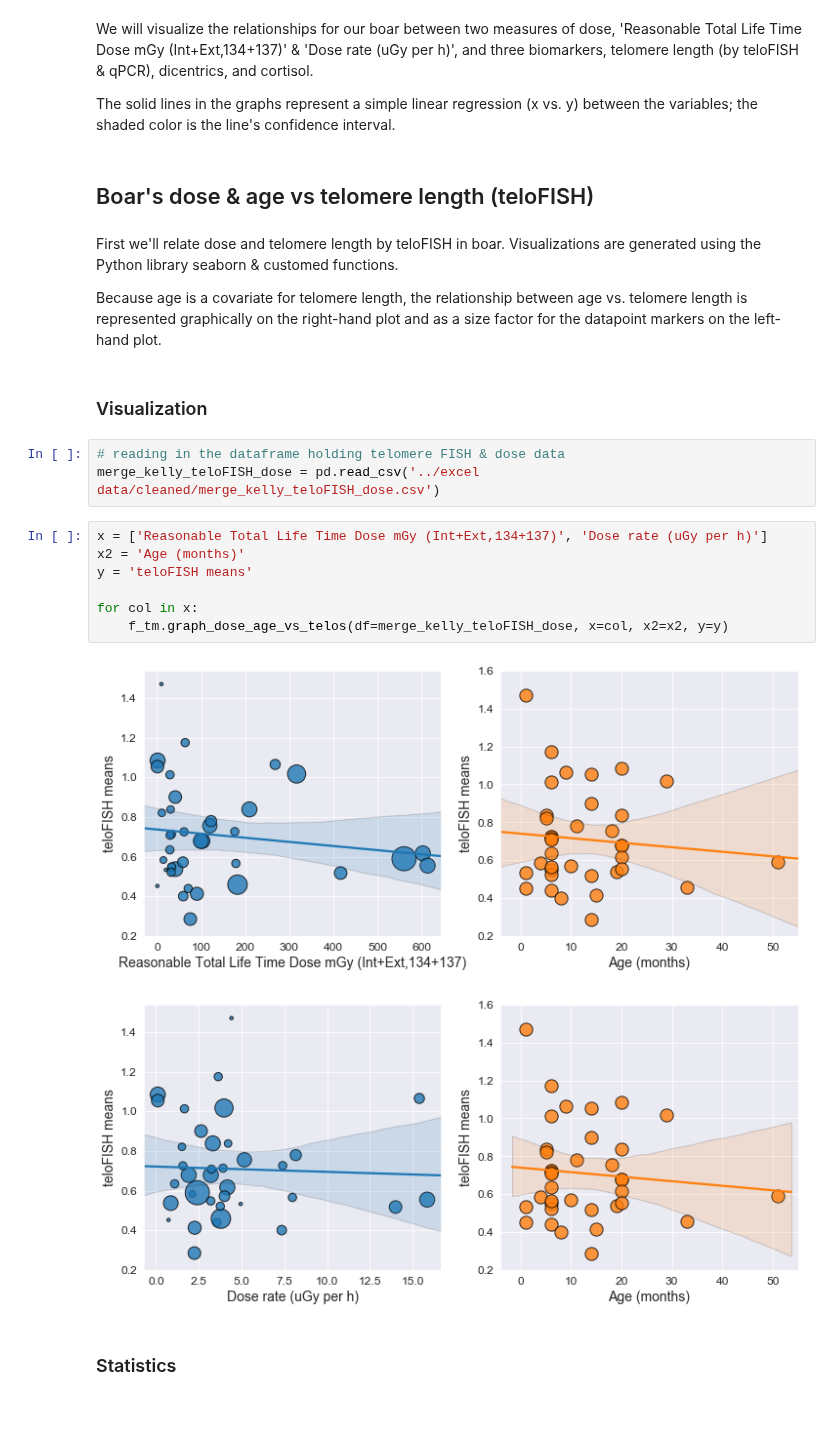
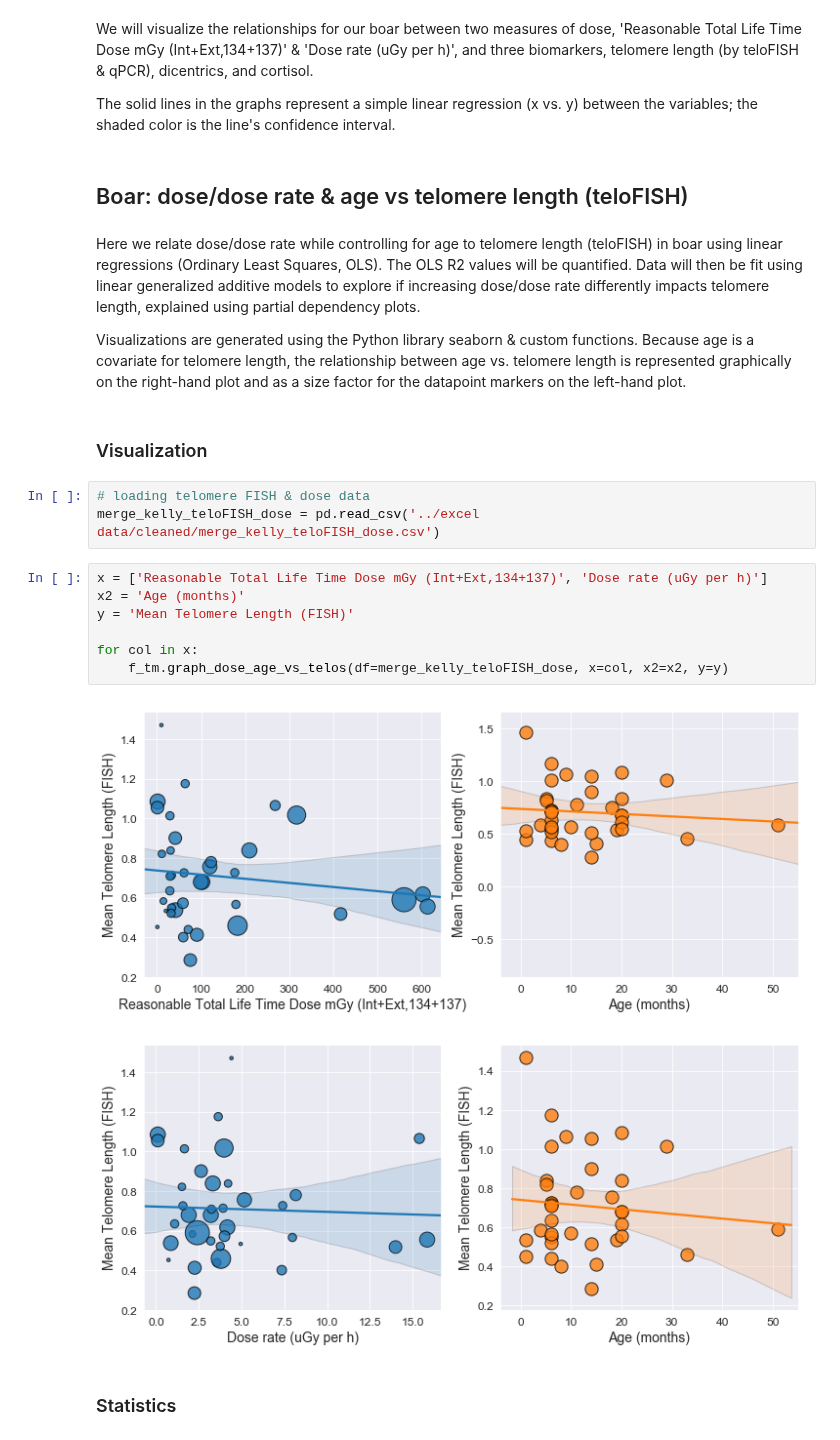
Before and after one commit to Jared-Luxton/Fukushima-Nuclear-Disaster-Humans, a Jupyter notebook: workflow & analyses notebooks/00_Fukushima_Project_Workflow_Data_Story.ipynb, the cells around one changed output. Saved outputs shown, nothing was run; the diff lists cells and outputs as text; blank space fills up the shorter version.

```diff
--- a/workflow & analyses notebooks/00_Fukushima_Project_Workflow_Data_Story.ipynb
+++ b/workflow & analyses notebooks/00_Fukushima_Project_Workflow_Data_Story.ipynb
@@ -66,25 +71,25 @@ We will visualize the relationships for our boar between two measures of dose, '
 
 The solid lines in the graphs represent a simple linear regression (x vs. y) between the variables; the shaded color is the line's confidence interval.
 # %% [markdown]
-## Boar's dose & age vs telomere length (teloFISH)
+## Boar: dose/dose rate & age vs telomere length (teloFISH)
 # %% [markdown]
-First we'll relate dose and telomere length by teloFISH in boar. Visualizations are generated using the Python library seaborn & customed functions.
+Here we relate dose/dose rate while controlling for age to telomere length (teloFISH) in boar using linear regressions (Ordinary Least Squares, OLS). The OLS R2 values will be quantified. Data will then be fit using linear generalized additive models to explore if increasing dose/dose rate differently impacts telomere length, explained using partial dependency plots.
 
-Because age is a covariate for telomere length, the relationship between age vs. telomere length is represented graphically on the right-hand plot and as a size factor for the datapoint markers on the left-hand plot.
+Visualizations are generated using the Python library seaborn & custom functions. Because age is a covariate for telomere length, the relationship between age vs. telomere length is represented graphically on the right-hand plot and as a size factor for the datapoint markers on the left-hand plot.
 # %% [markdown]
 ### Visualization
 # %%
-# reading in the dataframe holding telomere FISH & dose data
+# loading telomere FISH & dose data
 merge_kelly_teloFISH_dose = pd.read_csv('../excel data/cleaned/merge_kelly_teloFISH_dose.csv')
 # %%
 x = ['Reasonable Total Life Time Dose mGy (Int+Ext,134+137)', 'Dose rate (uGy per h)']
 x2 = 'Age (months)'
-y = 'teloFISH means'
+y = 'Mean Telomere Length (FISH)'
 
 for col in x:
     f_tm.graph_dose_age_vs_telos(df=merge_kelly_teloFISH_dose, x=col, x2=x2, y=y)
 # %% [output]
-[figure, old version]
+[figure, new version]
-[figure, old version]
+[figure, new version]
 # %% [markdown]
 ### Statistics
```
Also changed, not shown: parts of 87 cells of this notebook, 3 other files.
